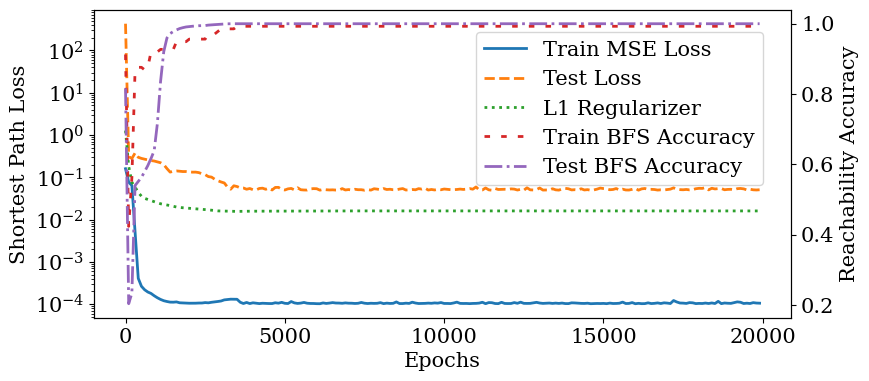
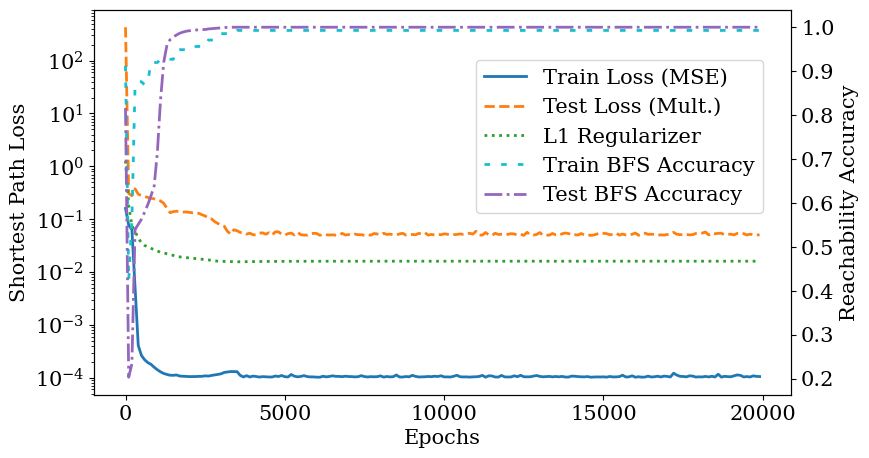
The notebook cell's code change between the first figure and the second:
--- before
+++ after
@@ -10,11 +10,11 @@
 num_ticks = 4
 
-fig, ax = plt.subplots(1,1, figsize = (9,4))
-ax.plot(mse_losses[0:epochs:100].detach(), label='Train MSE Loss')
-ax.plot(test_losses[0:epochs:100].detach(), label='Test Loss', ls='dashed')
+fig, ax = plt.subplots(1,1, figsize = (9,5))
+ax.plot(mse_losses[0:epochs:100].detach(), label='Train Loss (MSE)')
+ax.plot(test_losses[0:epochs:100].detach(), label='Test Loss (Mult.)', ls='dashed')
 ax.plot((eta * l1_regs)[0:epochs:100].detach(), label='L1 Regularizer', ls='dotted')
 
 ax2 = ax.twinx()
-ax2.plot(train_accs[0:epochs:100].detach(), label='Train BFS Accuracy', color='tab:red', ls=(0, (2, 4)))
+ax2.plot(train_accs[0:epochs:100].detach(), label='Train BFS Accuracy', color='tab:cyan', ls=(0, (2, 4)))
 ax2.plot(test_accs[0:epochs:100].detach(), label='Test BFS Accuracy', color='tab:purple', ls='dashdot')
 
@@ -28,4 +28,4 @@
 ax.set_xlabel('Epochs')
 
-fig.legend(bbox_to_anchor=(0.88, .85), loc='upper right')
+fig.legend(bbox_to_anchor=(0.88, .8), loc='upper right')
 plt.savefig('../images/parallel_loss.pdf', bbox_inches='tight')

Commit: new experiments